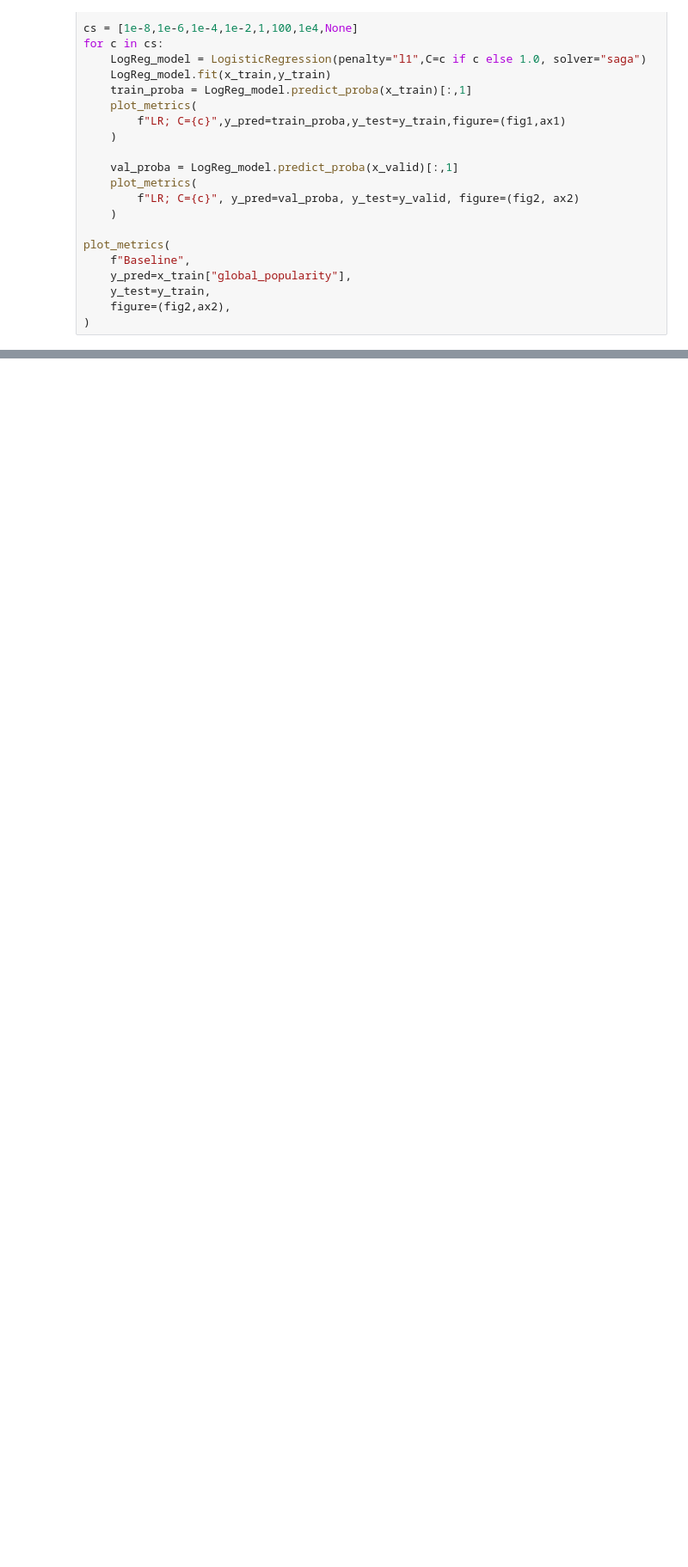
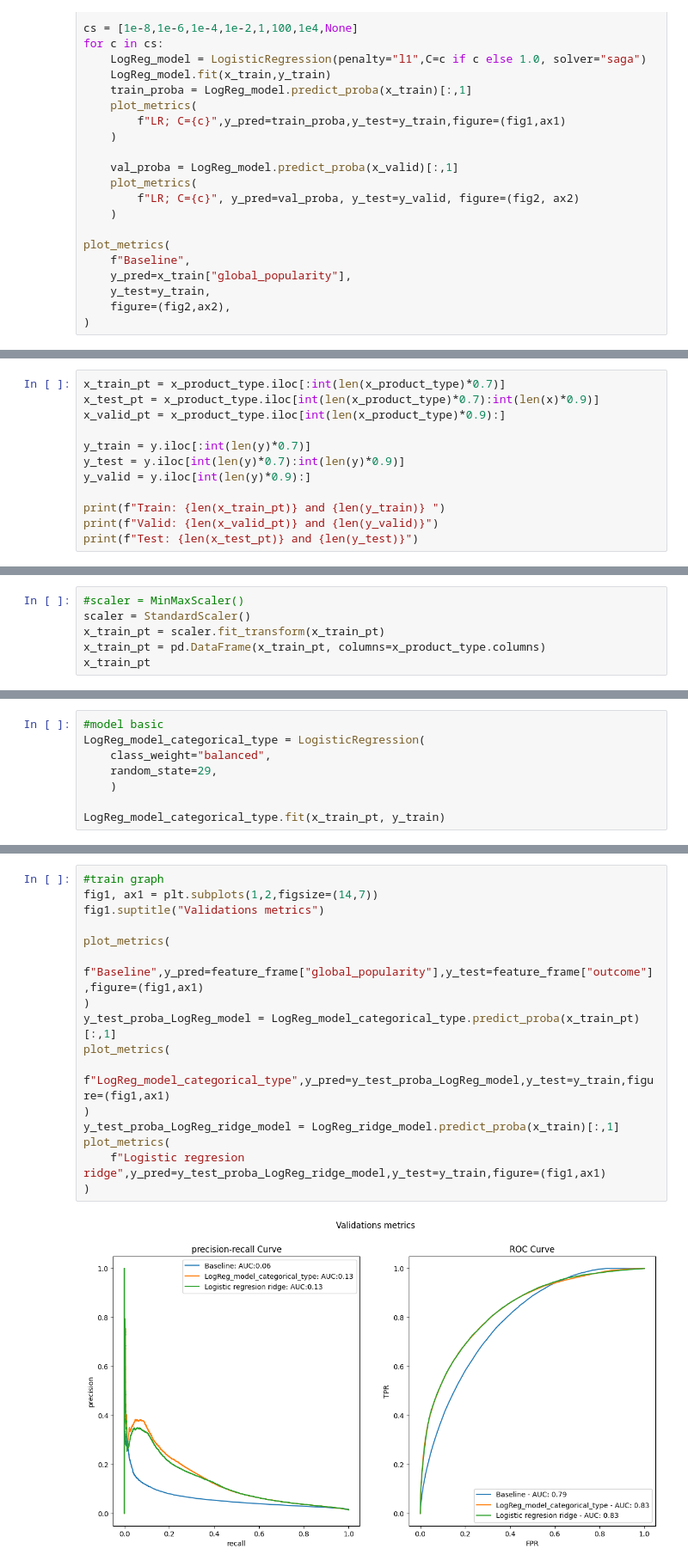
Before and after one commit to MaickMos/data_science_applied, a Jupyter notebook: model_regresion_lineal_feature_frame/MVP_Push_Notifications.ipynb, the cells around one changed output, grey strips where cells are left out. Shown at 86% size. Drawn from its saved outputs; the diff is of its cells as text; blank space fills up the shorter version.

```diff
--- a/model_regresion_lineal_feature_frame/MVP_Push_Notifications.ipynb
+++ b/model_regresion_lineal_feature_frame/MVP_Push_Notifications.ipynb
@@ -387,0 +424,12 @@ joblib.dump(model, "models/model_MVP_RandomForestClassifier_01.pkl")
+# %%
+x_train_pt = x_product_type.iloc[:int(len(x_product_type)*0.7)]
+x_test_pt = x_product_type.iloc[int(len(x_product_type)*0.7):int(len(x)*0.9)]
+x_valid_pt = x_product_type.iloc[int(len(x_product_type)*0.9):]
+
+y_train = y.iloc[:int(len(y)*0.7)]
+y_test = y.iloc[int(len(y)*0.7):int(len(y)*0.9)]
+y_valid = y.iloc[int(len(y)*0.9):]
+
+print(f"Train: {len(x_train_pt)} and {len(y_train)} ")
+print(f"Valid: {len(x_valid_pt)} and {len(y_valid)}")
+print(f"Test: {len(x_test_pt)} and {len(y_test)}")
@@ -387,0 +456,6 @@ joblib.dump(model, "models/model_MVP_RandomForestClassifier_01.pkl")
+# %%
+#scaler = MinMaxScaler()
+scaler = StandardScaler()
+x_train_pt = scaler.fit_transform(x_train_pt)
+x_train_pt = pd.DataFrame(x_train_pt, columns=x_product_type.columns)
+x_train_pt
@@ -387,0 +476,8 @@ joblib.dump(model, "models/model_MVP_RandomForestClassifier_01.pkl")
+# %%
+#model basic
+LogReg_model_categorical_type = LogisticRegression(
+    class_weight="balanced",
+    random_state=29,
+    )
+
+LogReg_model_categorical_type.fit(x_train_pt, y_train)
@@ -387,0 +486,18 @@ joblib.dump(model, "models/model_MVP_RandomForestClassifier_01.pkl")
+# %%
+#train graph
+fig1, ax1 = plt.subplots(1,2,figsize=(14,7))
+fig1.suptitle("Validations metrics")
+
+plot_metrics(
+    f"Baseline",y_pred=feature_frame["global_popularity"],y_test=feature_frame["outcome"],figure=(fig1,ax1)
+)
+y_test_proba_LogReg_model = LogReg_model_categorical_type.predict_proba(x_train_pt)[:,1]
+plot_metrics(
+    f"LogReg_model_categorical_type",y_pred=y_test_proba_LogReg_model,y_test=y_train,figure=(fig1,ax1)
+)
+y_test_proba_LogReg_ridge_model = LogReg_ridge_model.predict_proba(x_train)[:,1]
+plot_metrics(
+    f"Logistic regresion ridge",y_pred=y_test_proba_LogReg_ridge_model,y_test=y_train,figure=(fig1,ax1)
+)
+# %% [output]
+[figure, added]
```
Also changed, not shown: parts of 41 cells of this notebook, 3 other files.
